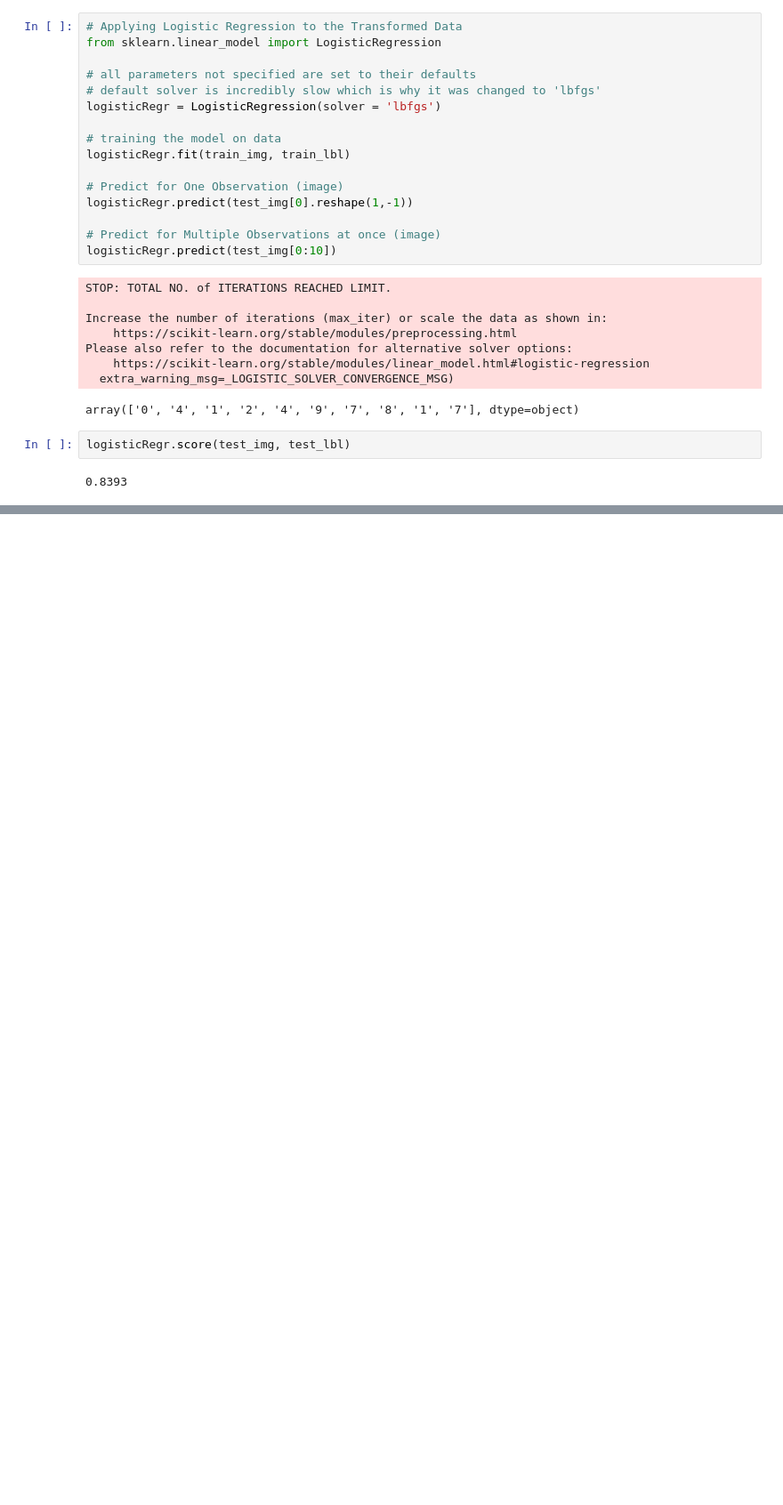
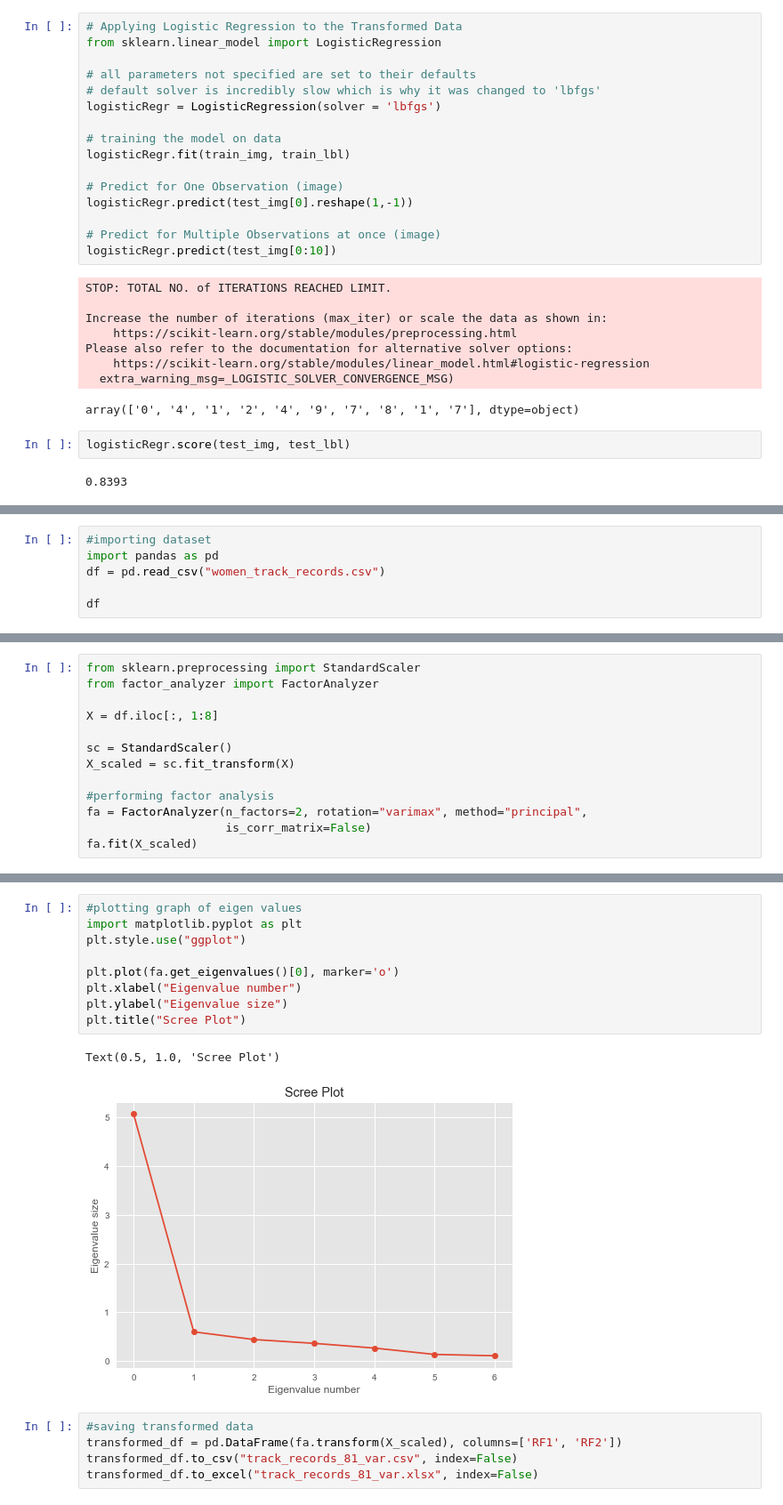
Before and after one commit to rishavk1102/Dimensionality-Reduction-Algorithms, a Jupyter notebook: Dimensionality Reduction Algorithms.ipynb, the cells around one changed output, grey strips where cells are left out. Shown: that part at 89% size. Cells and saved outputs as stored; diff of their text form; blank space fills up the shorter version.

Commit message:
Factor analysis done

```diff
--- a/Dimensionality Reduction Algorithms.ipynb
+++ b/Dimensionality Reduction Algorithms.ipynb
@@ -417,0 +420,6 @@ logisticRegr.score(test_img, test_lbl)
+# %%
+#importing dataset
+import pandas as pd
+df = pd.read_csv("women_track_records.csv")
+
+df
@@ -417,0 +444,13 @@ logisticRegr.score(test_img, test_lbl)
+# %%
+from sklearn.preprocessing import StandardScaler
+from factor_analyzer import FactorAnalyzer
+
+X = df.iloc[:, 1:8]
+
+sc = StandardScaler()
+X_scaled = sc.fit_transform(X)
+
+#performing factor analysis
+fa = FactorAnalyzer(n_factors=2, rotation="varimax", method="principal",
+                    is_corr_matrix=False)
+fa.fit(X_scaled)
@@ -417,0 +495,17 @@ logisticRegr.score(test_img, test_lbl)
+# %%
+#plotting graph of eigen values
+import matplotlib.pyplot as plt
+plt.style.use("ggplot")
+
+plt.plot(fa.get_eigenvalues()[0], marker='o')
+plt.xlabel("Eigenvalue number")
+plt.ylabel("Eigenvalue size")
+plt.title("Scree Plot")
+# %% [output]
+Text(0.5, 1.0, 'Scree Plot')
+[figure, added]
+# %%
+#saving transformed data
+transformed_df = pd.DataFrame(fa.transform(X_scaled), columns=['RF1', 'RF2'])
+transformed_df.to_csv("track_records_81_var.csv", index=False)
+transformed_df.to_excel("track_records_81_var.xlsx", index=False)
```
Also changed, not shown: parts of 5 cells of this notebook, 3 other files.
